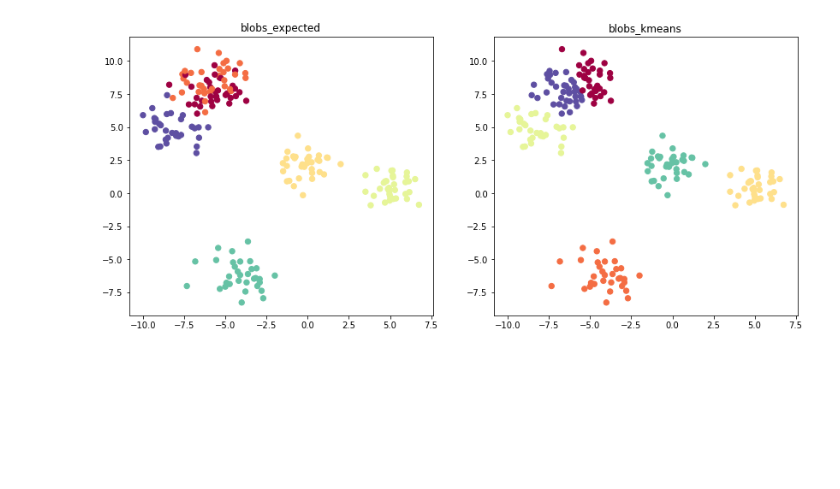
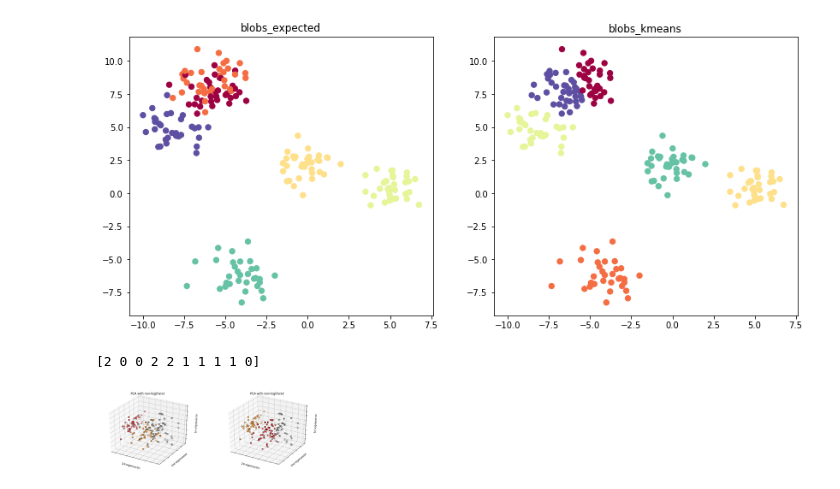
Before and after one commit to GoatWang/IIIMaterial, a Jupyter notebook: 3_ClusteringTheory/Clustering_Theory.ipynb, the cells around one changed output. Cells and saved outputs as stored; diff of their text form; code cells hidden in the pictures; blank space fills up the shorter version.

```diff
--- a/3_ClusteringTheory/Clustering_Theory.ipynb
+++ b/3_ClusteringTheory/Clustering_Theory.ipynb
@@ -159,3 +186,55 @@ for name, X, Y in datas:
+# %%
+# 請使用kmeans將iris_X進行分群(注意:random_state=0)
+#=============your works starts===============#
+n_clusters = len(set(iris_Y))
+kmeans_Y = KMeans(n_clusters=n_clusters, random_state=0).fit_predict(iris_X)
+#==============your works ends================#
+
+np.random.seed(1212)
+print(kmeans_Y[np.random.randint(149, size=10)])
+# # [2 0 0 2 2 1 1 1 1 0]
+# %% [output]
+[2 0 0 2 2 1 1 1 1 0]
+# %%
+# actual
+def plot_iris_predict_acc(predict_Y):
+    X = iris_X
+    Y = iris_Y
+    fig = plt.figure(1, figsize=(16, 6))
+    ax = fig.add_subplot(1, 2, 1, projection='3d')
+    X_reduced = PCA(n_components=3).fit_transform(X)
+    ax.scatter(X_reduced[:, 0], X_reduced[:, 1], X_reduced[:, 2], c=Y,
+               cmap=plt.cm.Set1, edgecolor='k', s=40)
+    ax.set_title("PCA with non-log(Fare)")
+    ax.set_xlabel("1st eigenvector")
+    ax.w_xaxis.set_ticklabels([])
+    ax.set_ylabel("2nd eigenvector")
+    ax.w_yaxis.set_ticklabels([])
+    ax.set_zlabel("3rd eigenvector")
+    ax.w_zaxis.set_ticklabels([])
+
+    # predict
+    X = iris_X
+    Y = predict_Y
+    fig = plt.figure(1, figsize=(16, 6))
+    ax = fig.add_subplot(1, 2, 2, projection='3d')
+    X_reduced = PCA(n_components=3).fit_transform(X)
+    ax.scatter(X_reduced[:, 0], X_reduced[:, 1], X_reduced[:, 2], c=Y,
+               cmap=plt.cm.Set1, edgecolor='k', s=40)
+    ax.set_title("PCA with non-log(Fare)")
+    ax.set_xlabel("1st eigenvector")
+    ax.w_xaxis.set_ticklabels([])
+    ax.set_ylabel("2nd eigenvector")
+    ax.w_yaxis.set_ticklabels([])
+    ax.set_zlabel("3rd eigenvector")
+    ax.w_zaxis.set_ticklabels([])
+
+    plt.show()
+
+np.random.seed(1212)
+plot_iris_predict_acc(kmeans_Y)
+# %% [output]
+[figure, added]
 # %% [markdown]
 ## 2. Hierarchical Clustering
 ### steps
```
Also changed, not shown: parts of 16 cells of this notebook, 8 other files.
